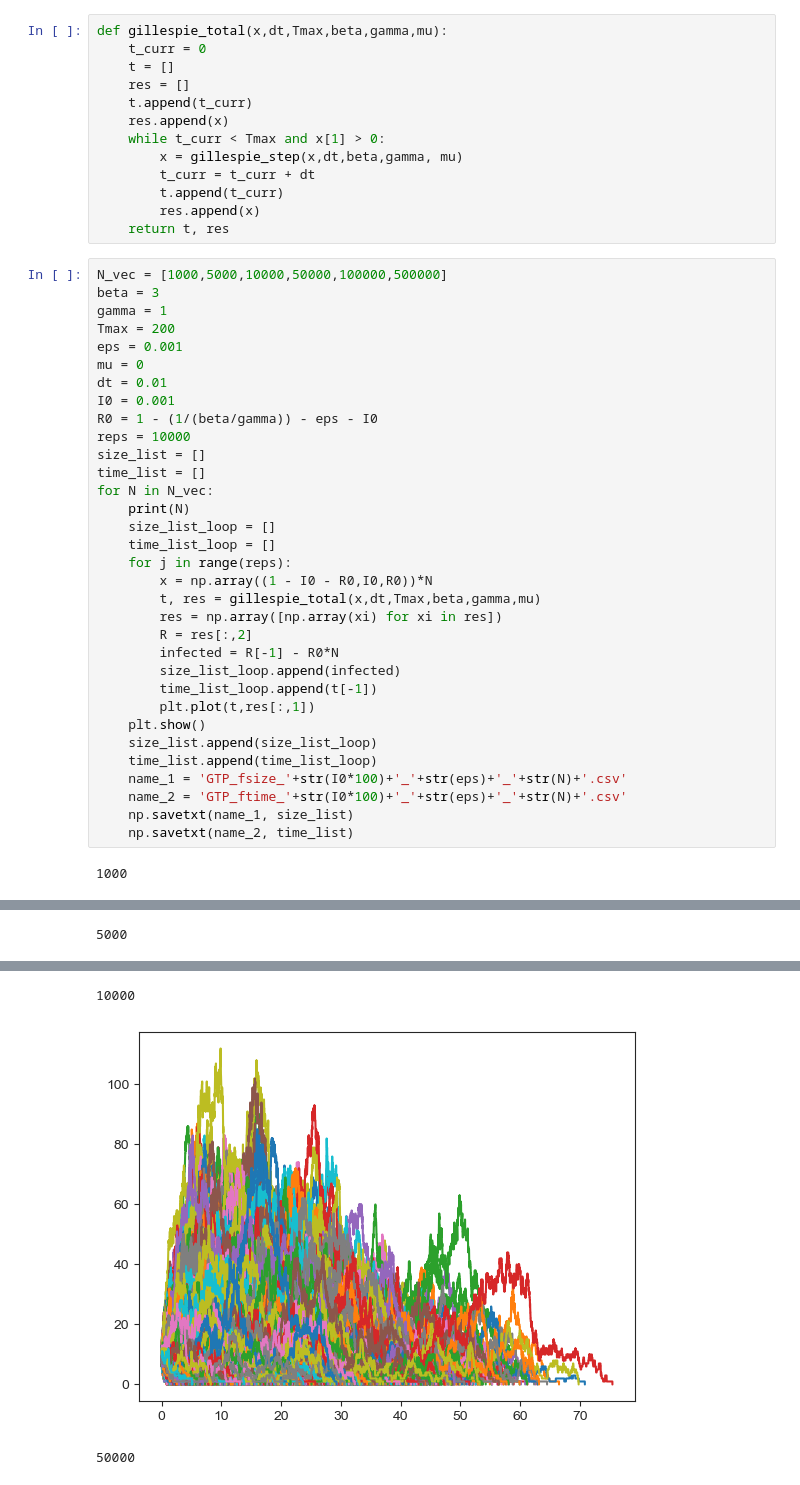
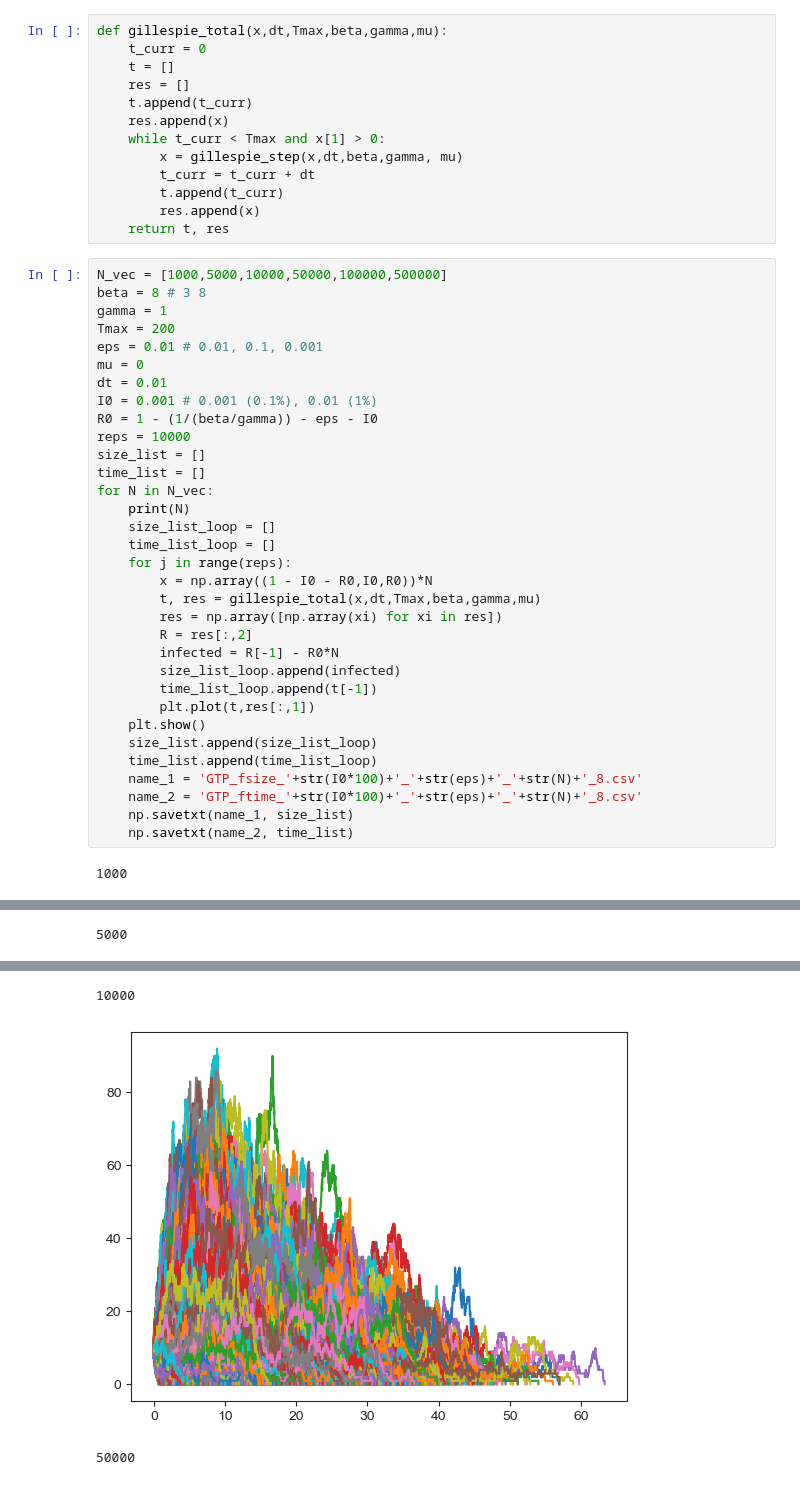
Before and after one commit to denisecammarota/HIT-dynamics, a Jupyter notebook: SIR_Gillespie_Tau.ipynb, the cells around one changed output, grey strips where cells are left out. Saved outputs shown, nothing was run; the diff lists cells and outputs as text.

Commit message:
new sims and plots for meeting

```diff
--- a/SIR_Gillespie_Tau.ipynb
+++ b/SIR_Gillespie_Tau.ipynb
@@ -44,13 +44,13 @@ def gillespie_total(x,dt,Tmax,beta,gamma,mu):
     return t, res
 # %%
 N_vec = [1000,5000,10000,50000,100000,500000]
-beta = 3
+beta = 8 # 3 8
 gamma = 1
 Tmax = 200
-eps = 0.001
+eps = 0.01 # 0.01, 0.1, 0.001
 mu = 0
 dt = 0.01
-I0 = 0.001
+I0 = 0.001 # 0.001 (0.1%), 0.01 (1%)
 R0 = 1 - (1/(beta/gamma)) - eps - I0
 reps = 10000
 size_list = []
@@ -71,8 +71,8 @@ for N in N_vec:
     plt.show()
     size_list.append(size_list_loop)
     time_list.append(time_list_loop)
-    name_1 = 'GTP_fsize_'+str(I0*100)+'_'+str(eps)+'_'+str(N)+'.csv'
-    name_2 = 'GTP_ftime_'+str(I0*100)+'_'+str(eps)+'_'+str(N)+'.csv'
+    name_1 = 'GTP_fsize_'+str(I0*100)+'_'+str(eps)+'_'+str(N)+'_8.csv'
+    name_2 = 'GTP_ftime_'+str(I0*100)+'_'+str(eps)+'_'+str(N)+'_8.csv'
     np.savetxt(name_1, size_list)
     np.savetxt(name_2, time_list)
 # %% [output]
@@ -83,3 +83,3 @@ for N in N_vec:
 10000
-[figure, old version]
+[figure, new version]
 50000
```
Also changed, not shown: parts of 3 cells of this notebook, 25 other files.
